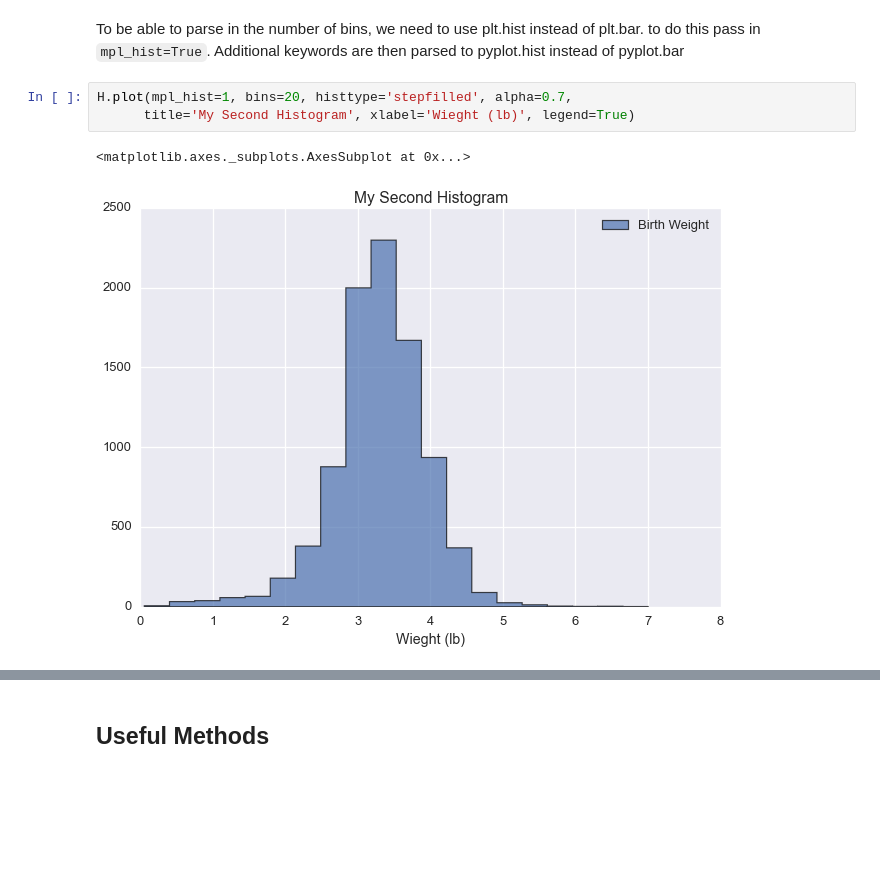
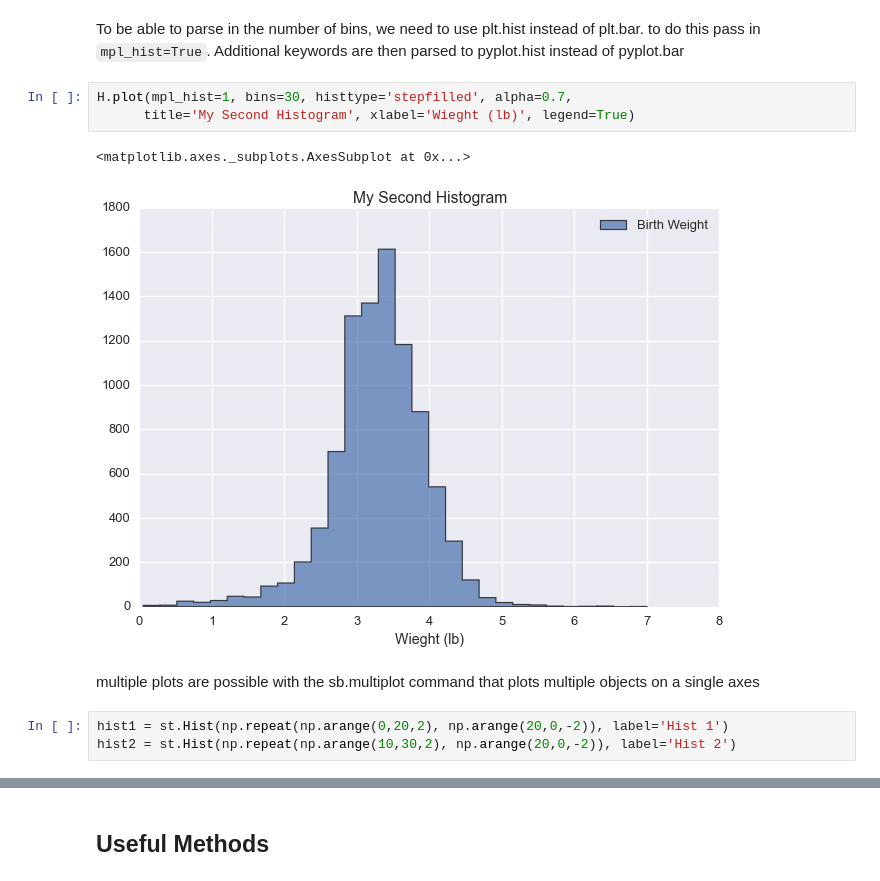
Before and after one commit to MrKriss/ThinkStatsToolbox, a Jupyter notebook: stats_toolbox/examples/baby_weight.ipynb, the cells around one changed output, grey strips where cells are left out. Cells and saved outputs as stored; diff of their text form; blank space fills up the shorter version.

Commit message:
Additional features to multiplot + examples thereof

```diff
--- a/stats_toolbox/examples/baby_weight.ipynb
+++ b/stats_toolbox/examples/baby_weight.ipynb
@@ -48,8 +46,13 @@ Note that the apparent pattern in the bars above is due to the plot rendering it
 # %% [markdown]
 To be able to parse in the number of bins, we need to use plt.hist instead of plt.bar. to do this pass in `mpl_hist=True`. Additional keywords are then parsed to pyplot.hist instead of pyplot.bar
 # %%
-H.plot(mpl_hist=1, bins=20, histtype='stepfilled', alpha=0.7,
+H.plot(mpl_hist=1, bins=30, histtype='stepfilled', alpha=0.7,
       title='My Second Histogram', xlabel='Wieght (lb)', legend=True)
 # %% [output]
 <matplotlib.axes._subplots.AxesSubplot at 0x...>
-[figure, old version]
+[figure, new version]
+# %% [markdown]
+multiple plots are possible with the sb.multiplot command that plots multiple objects on a single axes
+# %%
+hist1 = st.Hist(np.repeat(np.arange(0,20,2), np.arange(20,0,-2)), label='Hist 1')
+hist2 = st.Hist(np.repeat(np.arange(10,30,2), np.arange(20,0,-2)), label='Hist 2')
```
Also changed, not shown: parts of 17 cells of this notebook, 3 other files.
